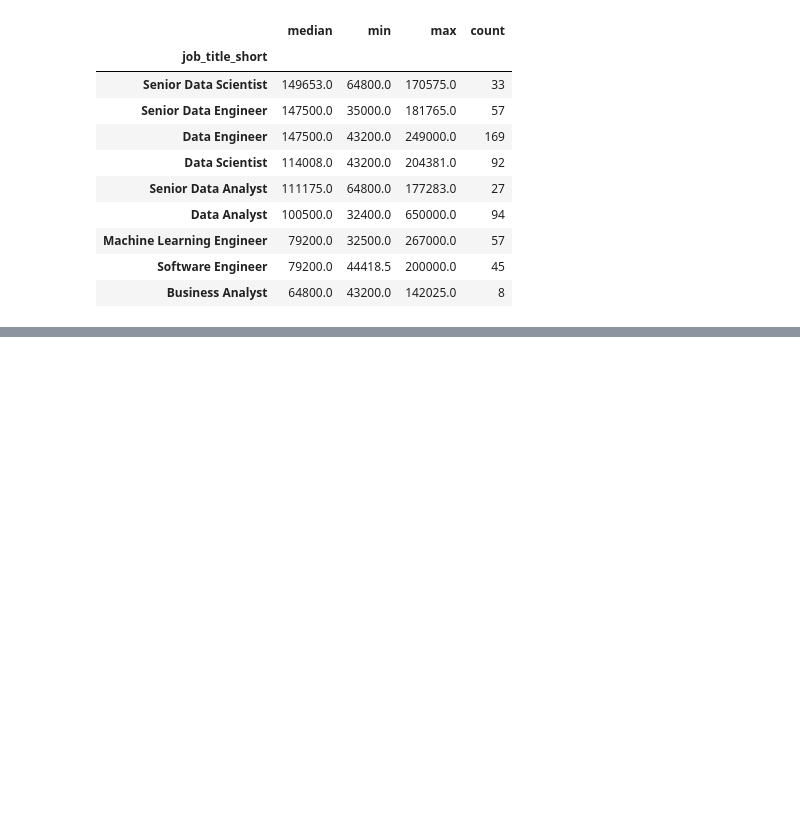
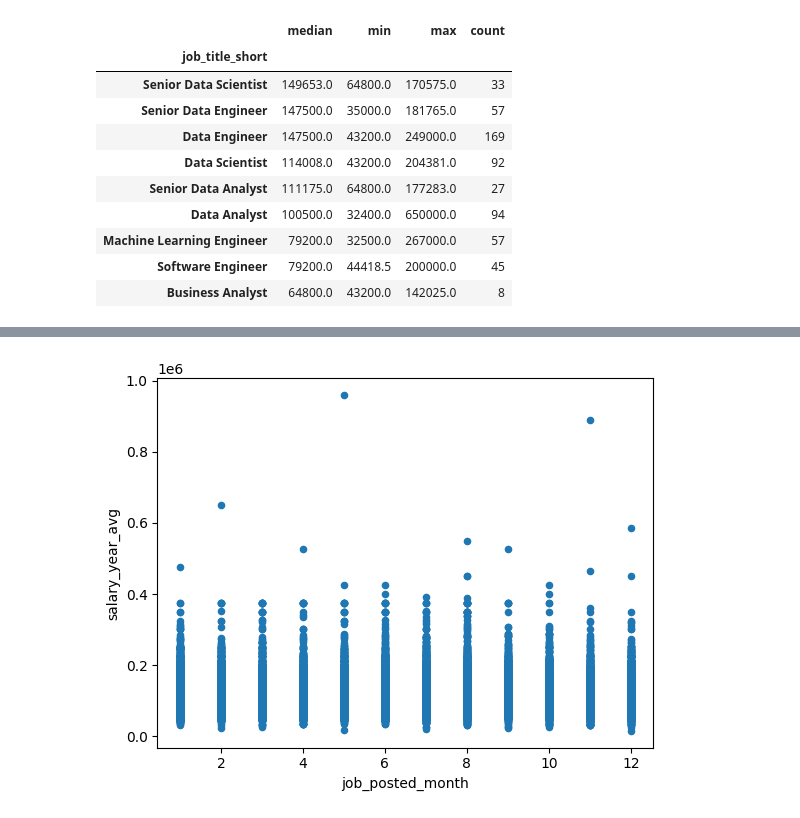
Before and after one commit to rajbaviskar-art/BasicPython, a Jupyter notebook: 12_Pandas.ipynb, the cells around one changed output, grey strips where cells are left out. Cells and saved outputs as stored; diff of their text form; code cells hidden in the pictures; blank space fills up the shorter version.

```diff
--- a/12_Pandas.ipynb
+++ b/12_Pandas.ipynb
@@ -811,0 +858,3 @@ india_jobs.groupby('job_title_short')['salary_year_avg'].agg(['median', 'min', '
+# %%
+df['job_posted_year'] = df.job_posted_date.dt.year
+df[['job_posted_year', 'salary_year_avg']].dropna(subset = ['salary_year_avg'])
@@ -811,0 +875,5 @@ india_jobs.groupby('job_title_short')['salary_year_avg'].agg(['median', 'min', '
+# %%
+df.plot(x = 'job_posted_month', y = 'salary_year_avg', kind = 'scatter')
+plt.show()
+# %% [output]
+[figure, added]
```
Also changed, not shown: parts of 7 cells of this notebook.
